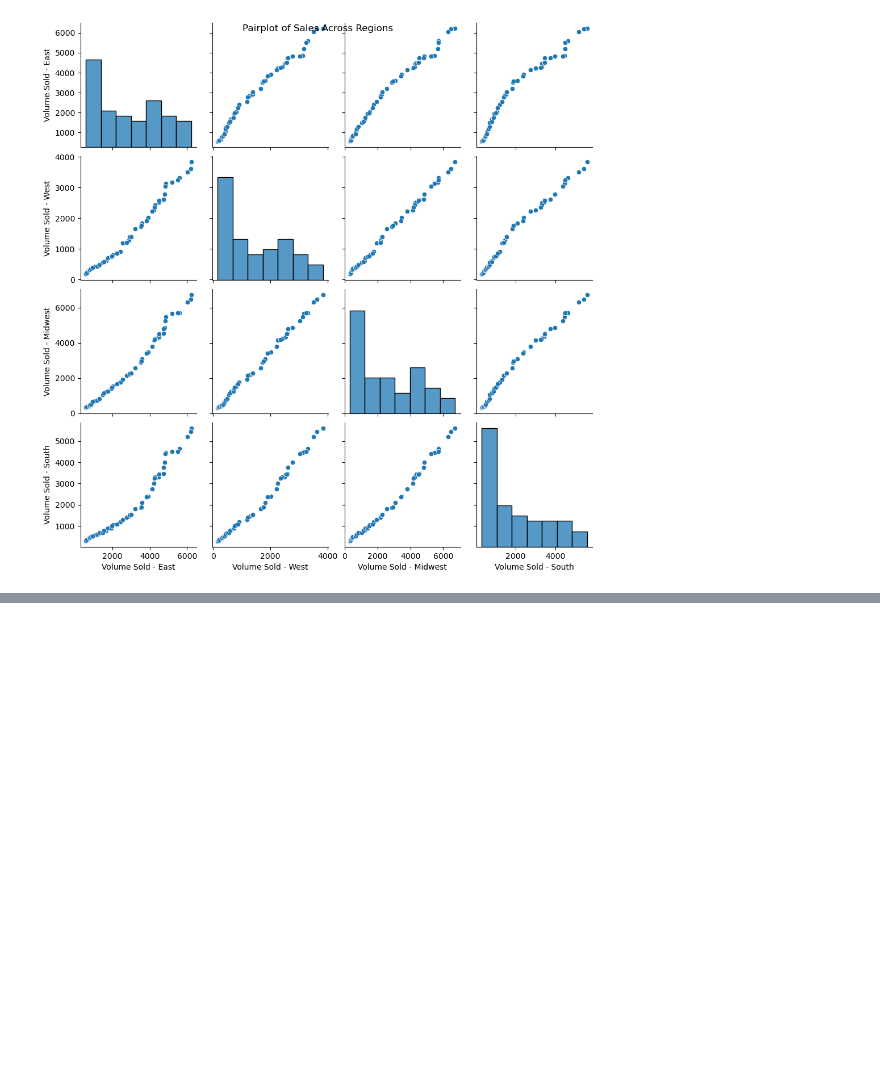
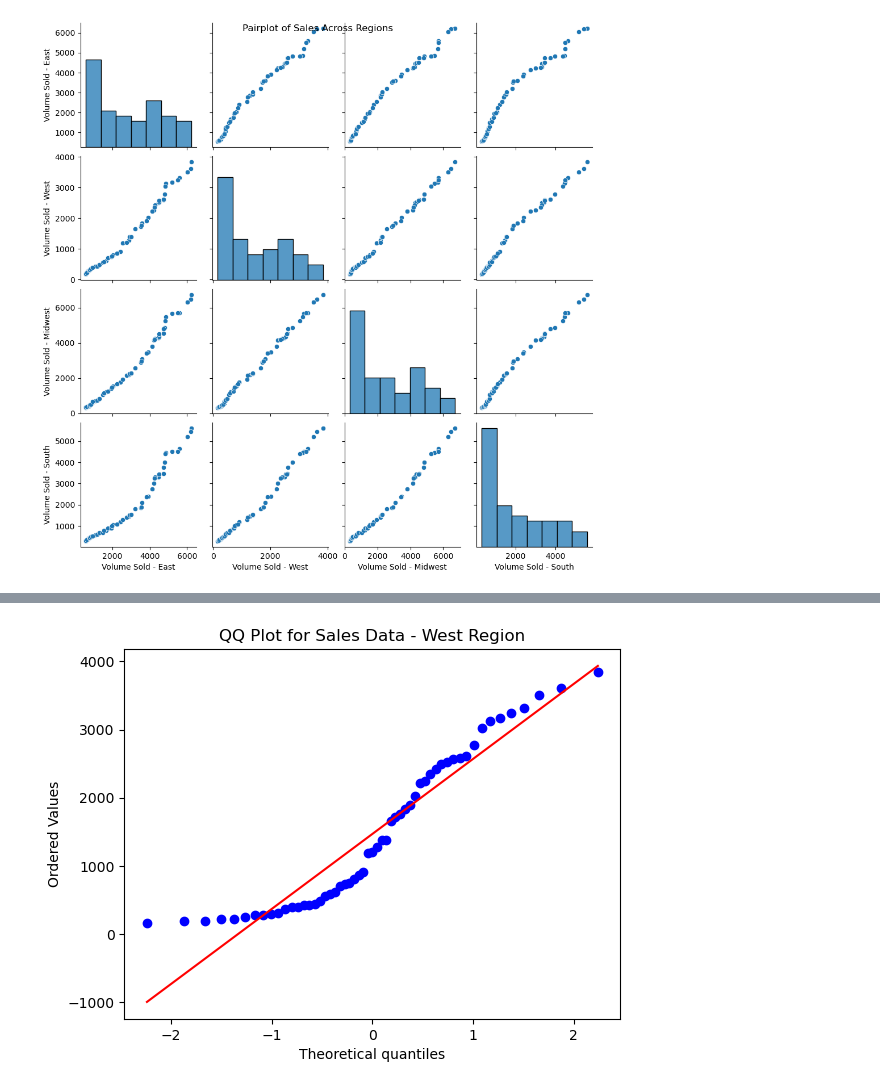
Before and after one commit to daryllalmeida/Drug-Forecasting, a Jupyter notebook: Mounjaro Forecasting Project.ipynb, the cells around one changed output, grey strips where cells are left out. Drawn from its saved outputs; the diff is of its cells as text; code cells hidden in the pictures; blank space fills up the shorter version.

```diff
--- a/Mounjaro Forecasting Project.ipynb
+++ b/Mounjaro Forecasting Project.ipynb
@@ -166,0 +222,11 @@ plt.show()
+# %%
+# QQ Plot for Normality
+
+west_data = df['Volume Sold - West']
+
+stats.probplot(west_data, dist="norm", plot=plt)
+plt.title('QQ Plot for Sales Data - West Region')
+plt.ylabel('Ordered Values')
+plt.show()
+# %% [output]
+[figure, added]
```
Also changed, not shown: parts of 16 cells of this notebook.
